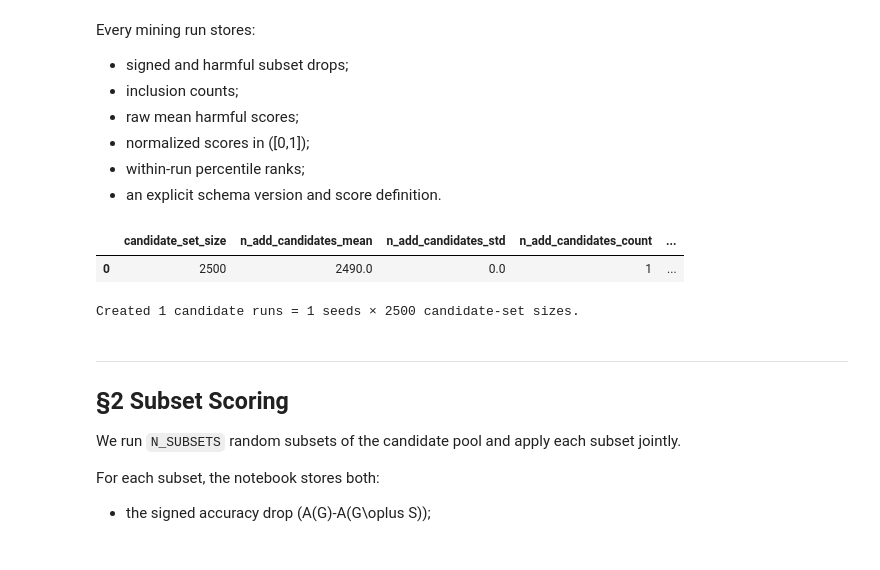
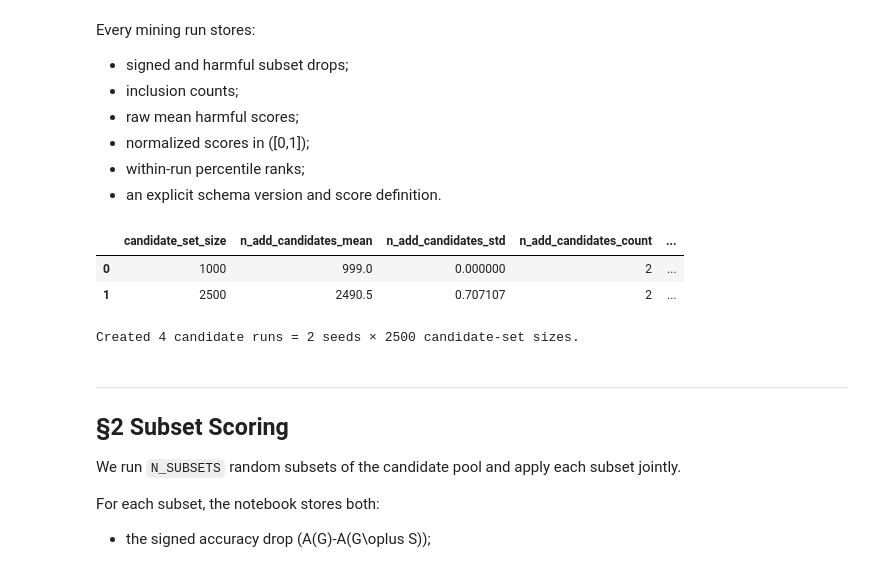
Before and after one commit to hschult5/masterthesis-attacker-gnn, a Jupyter notebook: notebooks/master_thesis_rq3_resumable_with_full_graph.ipynb, the cells around one changed output. Saved outputs shown, nothing was run; the diff lists cells and outputs as text; code cells hidden in the pictures.

```diff
--- a/notebooks/master_thesis_rq3_resumable_with_full_graph.ipynb
+++ b/notebooks/master_thesis_rq3_resumable_with_full_graph.ipynb
@@ -72,7 +72,7 @@ SPLIT = 'ratio'
 # All experiments in this notebook are repeated for these seeds.
 # Add/remove values here; every raw table keeps `seed`, while displayed tables
 # and plots aggregate over this list.
-SEEDS = [0]
+SEEDS = [0,1]
 if not SEEDS:
     raise ValueError("SEEDS must contain at least one integer seed.")
 SEEDS = [int(seed) for seed in SEEDS]
@@ -102,7 +102,7 @@ MINER = 'prbcd'
 MINER_LOCAL_FACTOR = 0.5
 DEGREE_CAP_PCT = None
 PRBCD_BUDGET_FRACTION = 0.5
-CANDIDATE_SET_SIZES = [2500]
+CANDIDATE_SET_SIZES = [1000, 2500]
 PRBCD_CANDIDATE_FRACTIONS = [0.0]
 SCORING_MODES = ["endpoint","subset_accuracy_drop"]
 LABEL_MODES = ["continuous"]
@@ -519,36 +520,37 @@ for context in SEED_CONTEXTS:
             "candidates": candidates_for_config,
         })
 
 # ---------------------------------------------------------
 # Summary table
 # ---------------------------------------------------------
 
 candidate_config_raw_df = pd.DataFrame([
     {
         key: value
         for key, value in run.items()
         if key not in {
             "context",
             "candidates",
         }
     }
     for run in candidate_runs
 ])
 candidate_config_df = aggregate_over_seeds(
     candidate_config_raw_df,
     ["candidate_set_size"],
     ["n_add_candidates", "n_delete_candidates"],
 )
 display(candidate_config_df)
 print(
     f"Created {len(candidate_runs)} candidate runs = "
     f"{len(SEEDS)} seeds × "
-    f"{candidate_set_size} candidate-set sizes."
+    f"{len(candidate_set_size)} candidate-set sizes."
 )
 # %% [output]
 |  | candidate_set_size | n_add_candidates_mean | n_add_candidates_std | n_add_candidates_count | ... |
-| 0 | 2500 | 2490.0 | 0.0 | 1 | ... |
+| 0 | 1000 | 999.0 | 0.000000 | 2 | ... |
+| 1 | 2500 | 2490.5 | 0.707107 | 2 | ... |
-Created 1 candidate runs = 1 seeds × 2500 candidate-set sizes.
+Created 4 candidate runs = 2 seeds × 2500 candidate-set sizes.
 # %% [markdown]
 ---
 ## §2  Subset Scoring
```
Also changed, not shown: parts of 9 cells of this notebook, 2 other files.
